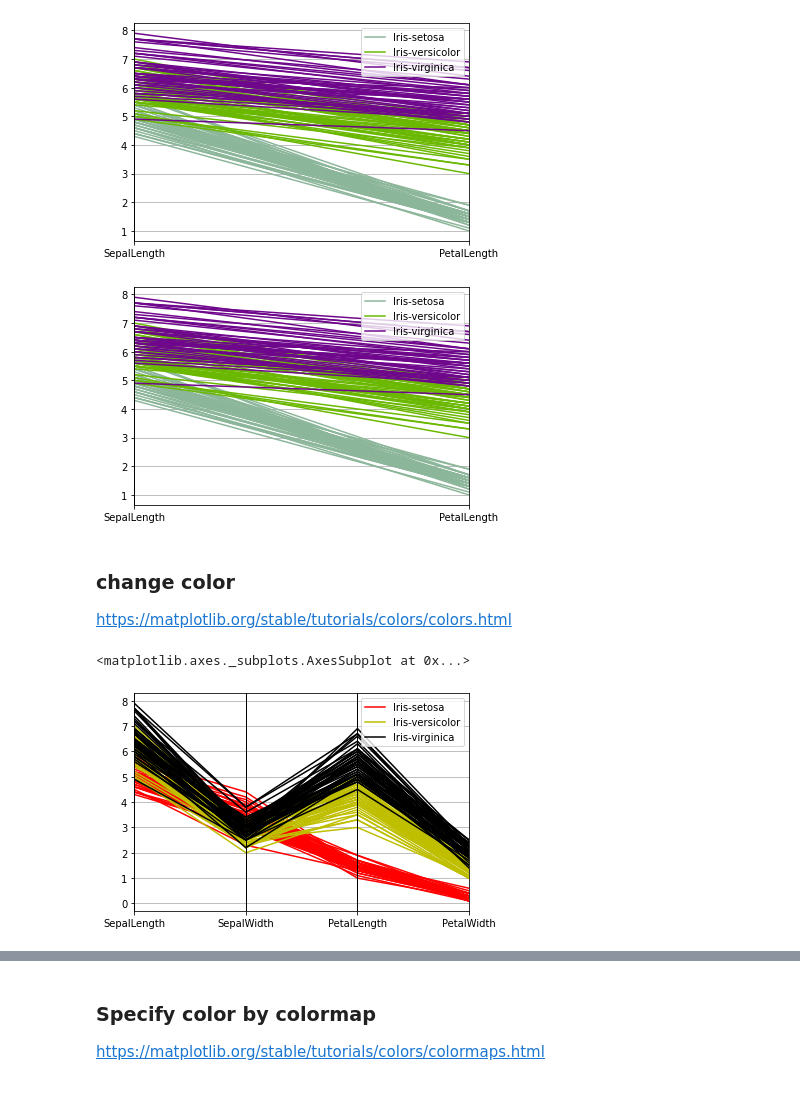
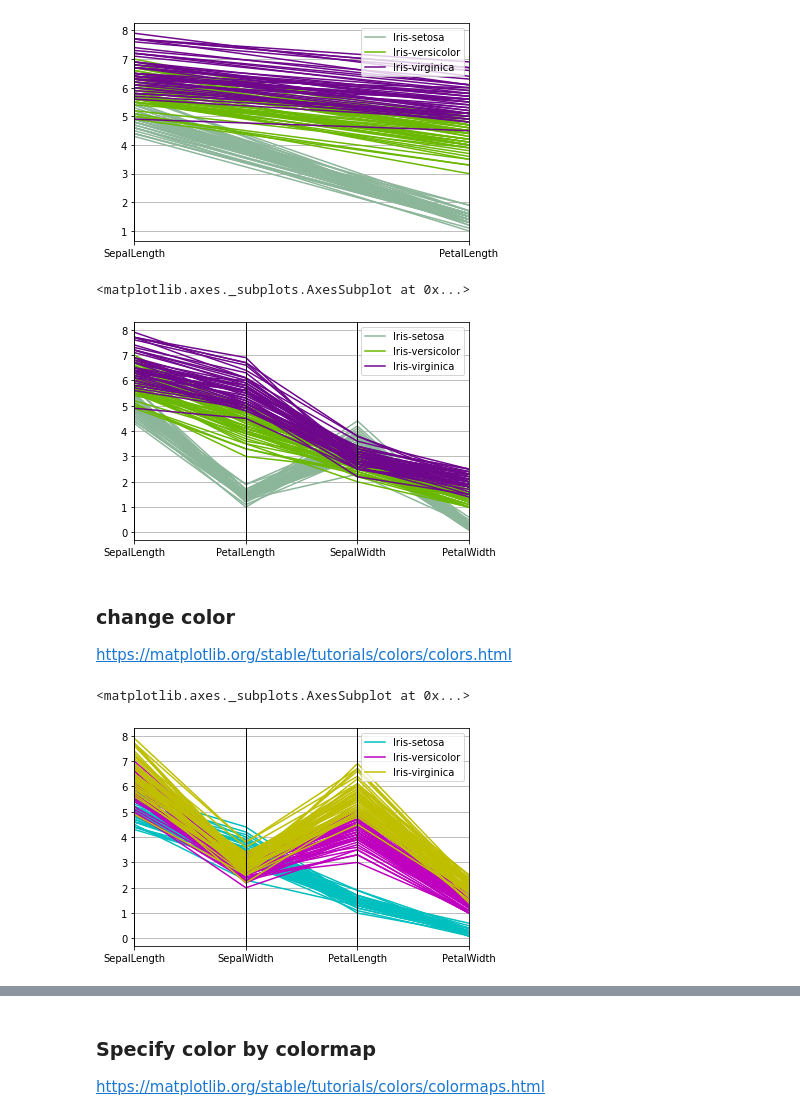
Before and after one commit to SasiwimonV/Basicprog_DataViz65, a Jupyter notebook: DataViz01_Table_Data.ipynb, the cells around one changed output, grey strips where cells are left out. Saved outputs shown, nothing was run; the diff lists cells and outputs as text; code cells hidden in the pictures.

```diff
--- a/DataViz01_Table_Data.ipynb
+++ b/DataViz01_Table_Data.ipynb
@@ -42,16 +46,17 @@ pd.plotting.parallel_coordinates(df, 'Name',cols = ['SepalLength','PetalLength']
 <matplotlib.axes._subplots.AxesSubplot at 0x...>
 [figure]
 # %%
-pd.plotting.parallel_coordinates(df, 'Name',cols = ['SepalLength','PetalLength']);
+pd.plotting.parallel_coordinates(df, 'Name',cols = ['SepalLength','PetalLength','SepalWidth','PetalWidth'])
 # %% [output]
+<matplotlib.axes._subplots.AxesSubplot at 0x...>
-[figure, old version]
+[figure, new version]
 # %% [markdown]
 ### change color
 
 https://matplotlib.org/stable/tutorials/colors/colors.html
 # %%
-pd.plotting.parallel_coordinates(df, 'Name', color=['r','y','k'])
+pd.plotting.parallel_coordinates(df, 'Name', color=['c','m','y'])
 # %% [output]
 <matplotlib.axes._subplots.AxesSubplot at 0x...>
-[figure, old version]
+[figure, new version]
 # %%
```
Also changed, not shown: parts of 29 cells of this notebook.
